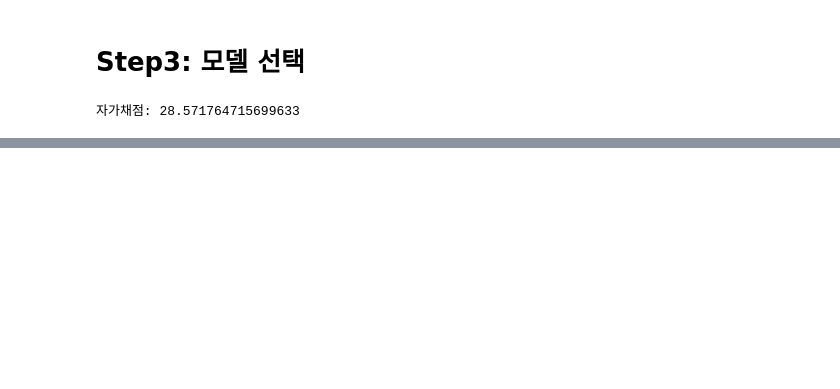
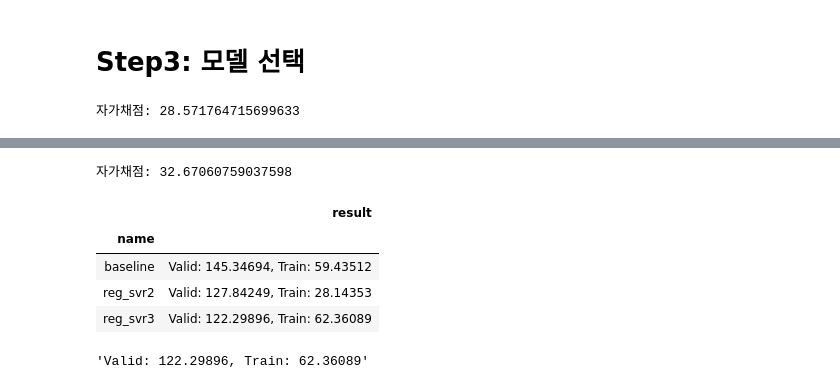
Before and after one commit to sunkusun9/DS_lv3_2510, a Jupyter notebook: sec_ds_lv3_prob3_kaggle.ipynb, the cells around one changed output, grey strips where cells are left out. Saved outputs shown, nothing was run; the diff lists cells and outputs as text; code cells hidden in the pictures; blank space fills up the shorter version.

```diff
--- a/sec_ds_lv3_prob3_kaggle.ipynb
+++ b/sec_ds_lv3_prob3_kaggle.ipynb
@@ -340,0 +383,32 @@ print(
+# %%
+prd = select_model(reg_svr2)
+print(
+    "자가채점: {}".format(mean_absolute_error(s_kaggle_ans, prd))
+) # 28.571764715699633
+# %% [output]
+자가채점: 32.67060759037598
+# %%
+# reg_svr3: TotalHour와 lag_1~6 까지의 변수에  PCA를 사용합니다.
+# TotalHour, lag_1 ~ 6 까지 표준화하고 PCA를 통한 차원 축소를 합니다. 최적의 성분수까지 구해봅니다.
+# StandardScaler -> PCA
+
+from sklearn.svm import SVR
+from sklearn.decomposition import PCA
+
+ct = ColumnTransformer([
+    ('std_pca', make_pipeline(StandardScaler(), PCA(n_components=2)), ['TotalHour'] + ['lag_{}'.format(i) for i in range(1, 7)]),
+    ('ohe', OneHotEncoder(categories='auto'), ['DayName']),
+    ('pt', 'passthrough', ['AM', 'Holiday_yn'])
+])
+reg_svr3 = make_pipeline(
+    ct,
+    SVR(kernel = 'rbf', C = 1000, gamma = 0.25)
+)
+eval_model('reg_svr3', reg_svr3)
+# %% [output]
+|  | result |
+| name |  |
+| baseline | Valid: 145.34694, Train: 59.43512 |
+| reg_svr2 | Valid: 127.84249, Train: 28.14353 |
+| reg_svr3 | Valid: 122.29896, Train: 62.36089 |
+'Valid: 122.29896, Train: 62.36089'
```
Also changed, not shown: parts of 13 cells of this notebook.
